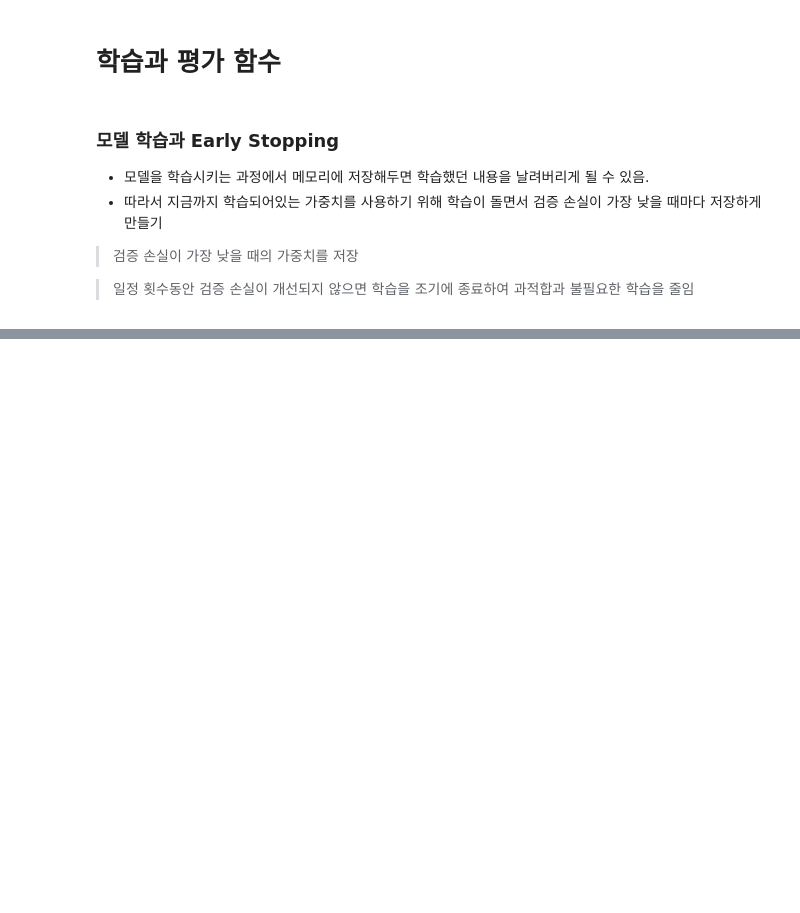
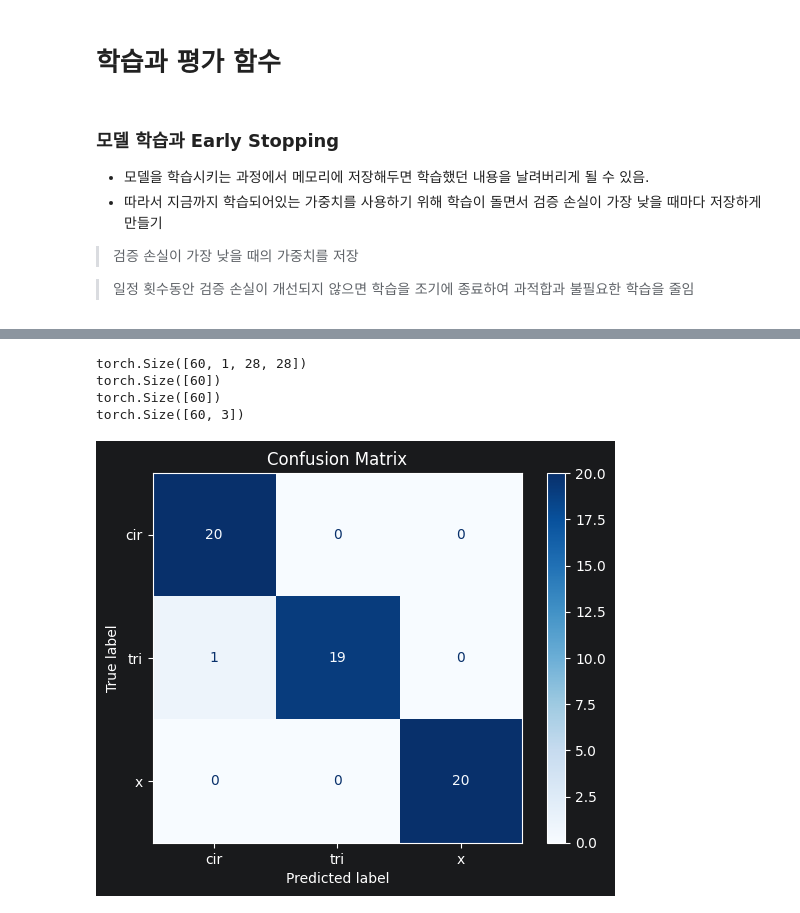
Before and after one commit to hurwan0629/lang-chain-KDT, a Jupyter notebook: workspace/python/14_scikit_learn/24_hand_draw_custom.ipynb, the cells around one changed output, grey strips where cells are left out. Cells and saved outputs as stored; diff of their text form; code cells hidden in the pictures; blank space fills up the shorter version.

```diff
--- a/workspace/python/14_scikit_learn/24_hand_draw_custom.ipynb
+++ b/workspace/python/14_scikit_learn/24_hand_draw_custom.ipynb
@@ -498,0 +586,4 @@ train_loss: 0.0093 train_acc: 1.0 val_loss: 0.0029 val_acc: 1.0
+# %%
+model = ShapeCNN(num_classes).to(DEVICE)
+
+model.load_state_dict(torch.load(best_model_path, map_location=DEVICE, weights_only=True))
@@ -498,0 +608,36 @@ train_loss: 0.0093 train_acc: 1.0 val_loss: 0.0029 val_acc: 1.0
+# %%
+def collect_predictions(model, loader):
+    model.eval()
+    all_images = []
+    all_labels = []
+    all_preds = []
+    all_probs = []
+
+    with torch.inference_mode():
+        for images, labels in loader:
+            logits = model(images.to(DEVICE))
+            probs = torch.softmax(logits, dim=1).cpu()
+            preds = probs.argmax(dim=1)
+
+            all_images.append(images.cpu())
+            all_labels.append(labels.cpu())
+            all_preds.append(preds)
+            all_probs.append(probs)
+
+    return (
+        torch.cat(all_images),
+        torch.cat(all_labels),
+        torch.cat(all_preds),
+        torch.cat(all_probs),
+    )
+# %%
+test_images, y_true, y_pred, y_prob = collect_predictions(model, test_loader)
+print(test_images.shape)
+print(y_true.shape)
+print(y_pred.shape)
+print(y_prob.shape)
+# %% [output]
+torch.Size([60, 1, 28, 28])
+torch.Size([60])
+torch.Size([60])
+torch.Size([60, 3])
@@ -498,0 +646,8 @@ train_loss: 0.0093 train_acc: 1.0 val_loss: 0.0029 val_acc: 1.0
+# %%
+cm = confusion_matrix(y_true.numpy(), y_pred.numpy())
+display = ConfusionMatrixDisplay(confusion_matrix=cm, display_labels=class_names)
+display.plot(cmap='Blues', values_format='d')
+plt.title('Confusion Matrix')
+plt.show()
+# %% [output]
+[figure, added]
```
Also changed, not shown: parts of 18 cells of this notebook, 12 other files.
